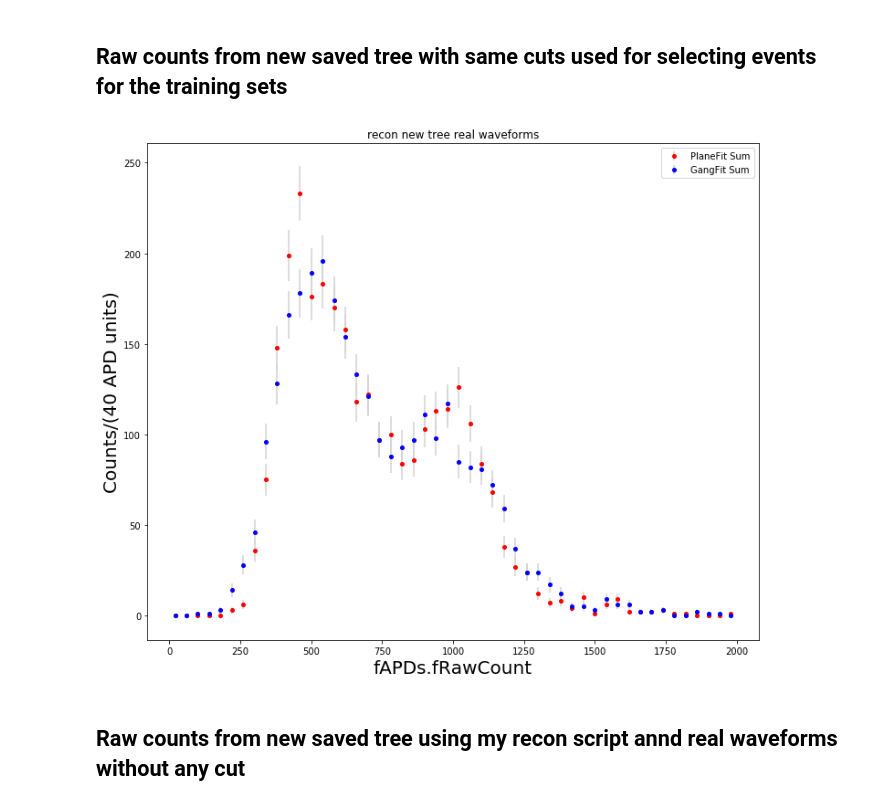
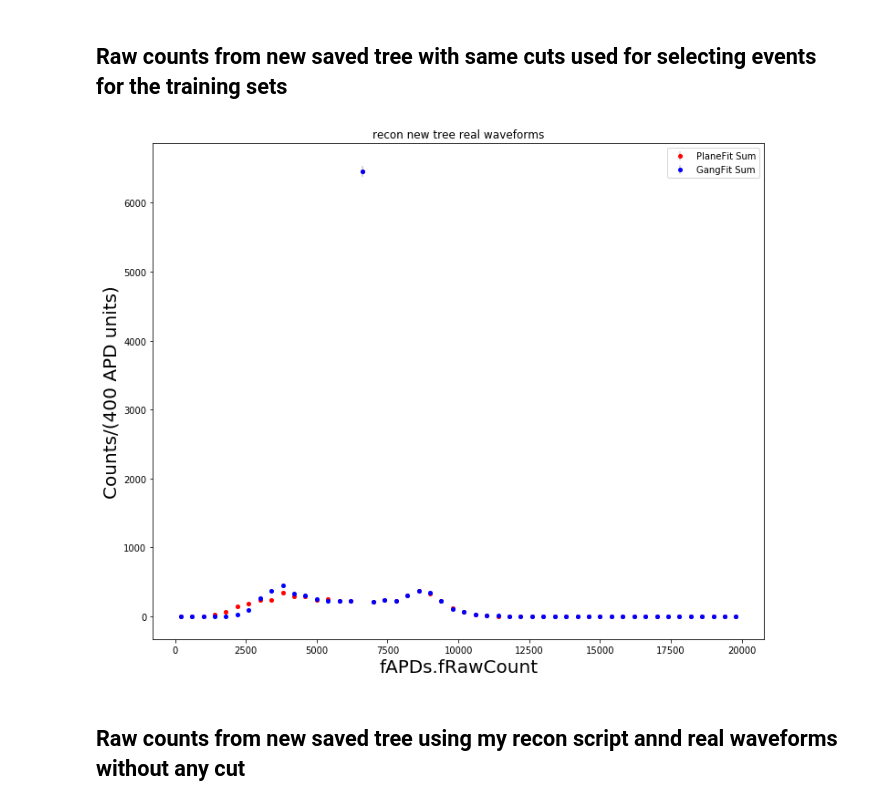
Before and after one commit to sli135/APD-GAN-Simulation, a Jupyter notebook: APDRawCount.ipynb, the cells around one changed output. Cells and saved outputs as stored; diff of their text form; code cells hidden in the pictures.

```diff
--- a/APDRawCount.ipynb
+++ b/APDRawCount.ipynb
@@ -128,28 +128,28 @@ plt.show()
 ## Raw counts from new saved tree with same cuts used for selecting events for the training sets
 # %%
 left = 0
-right = 2000
+right = 20000
 nbins = 50
 mybins = np.linspace(left,right,nbins+1)
 e_step = (right-left)/nbins
 ncharge, binscharge = np.histogram(real_raw_plane,bins=mybins)
 nlight, binslight = np.histogram(real_raw_chn,bins=mybins)
 
 err_c = get_errs(ncharge)
 err_s = get_errs(nlight)
 cent  = get_centers(mybins,e_step)
 
 plt.rcParams['figure.figsize'] = [12, 10]
 plt.errorbar(cent,ncharge,yerr=err_c,ecolor='lightgrey',fmt='o',color='r',markersize=4.,label='PlaneFit Sum')
 plt.errorbar(cent,nlight,yerr=err_s,ecolor='lightgrey',fmt='o',color='b',markersize=4.,label='GangFit Sum')
 plt.legend()
 plt.title('recon new tree real waveforms')
 plt.xlabel(r'fAPDs.fRawCount',fontsize=20)
 plt.ylabel(r'Counts/(%.0f APD units)'%(e_step),fontsize=20)
 plt.savefig(mygraphpath+'/test_real_rawcounts_5851_full_length.png',bbox_inches = 'tight')
 plt.show()
 # %% [output]
-[figure, old version]
+[figure, new version]
 # %% [markdown]
 ## Raw counts from new saved tree using my recon script annd real waveforms without any cut
 # %%
```
Also changed, not shown: parts of 1 cell of this notebook.
